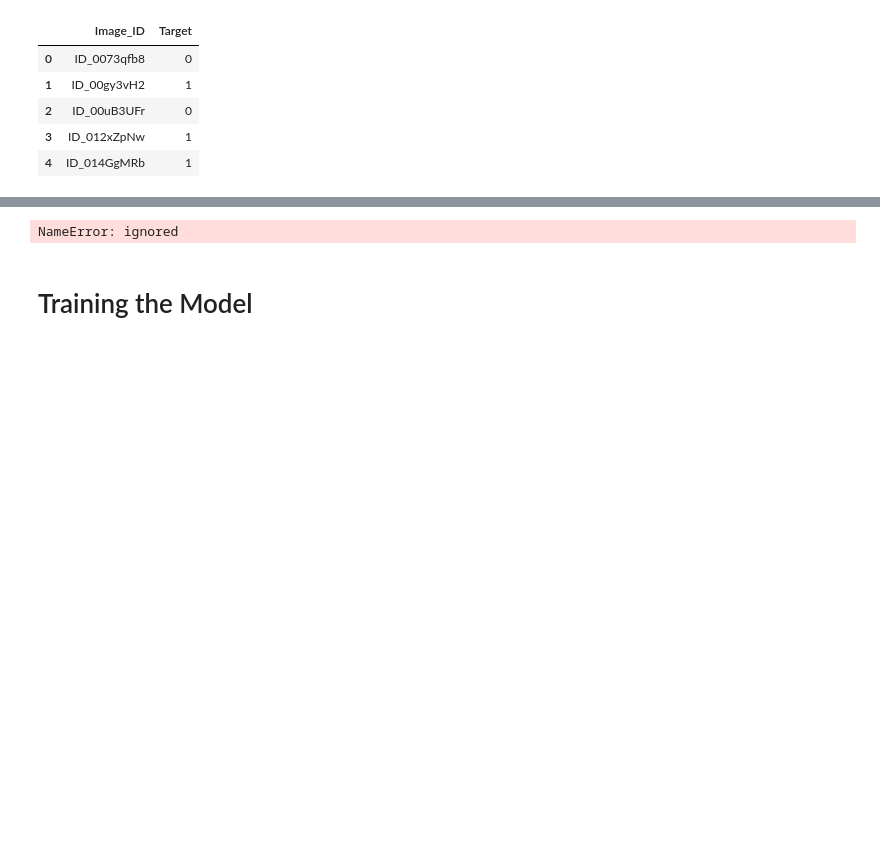
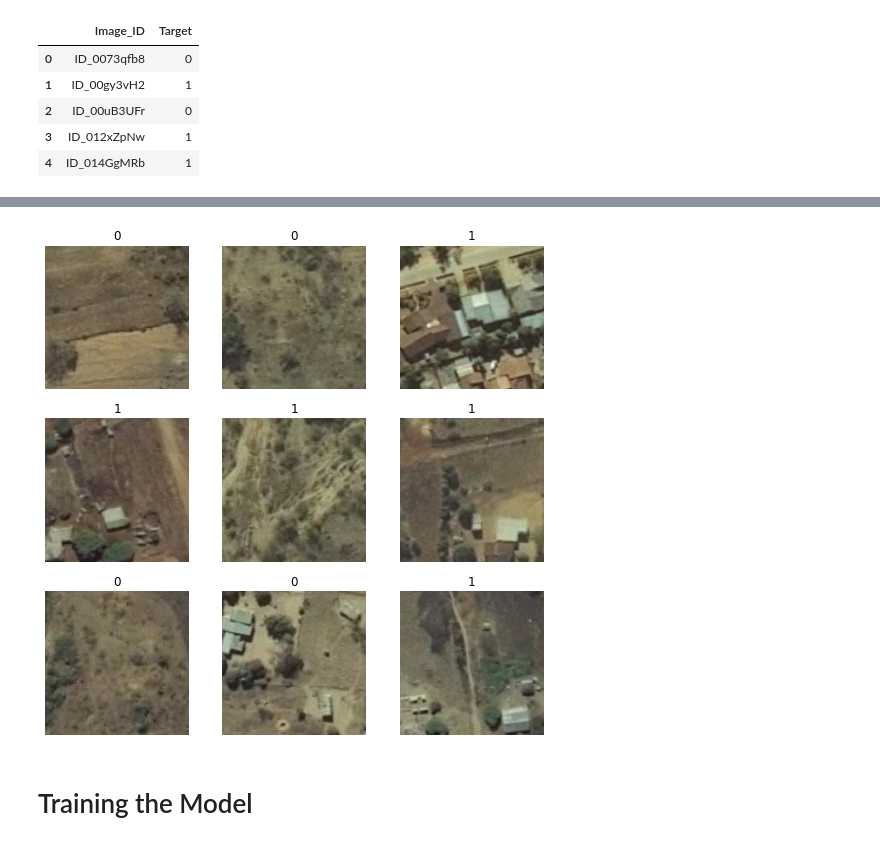
Before and after one commit to Amh-42/zindi_competition-2022, a Jupyter notebook: StarterNB_RoadSegment.ipynb, the cells around one changed output, grey strips where cells are left out. Drawn from its saved outputs; the diff is of its cells as text; code cells hidden in the pictures; blank space fills up the shorter version.

```diff
--- a/StarterNB_RoadSegment.ipynb
+++ b/StarterNB_RoadSegment.ipynb
@@ -45,9 +45,9 @@ NameError: ignored
 # %%
 # Create the dataloaders
 dls = ImageDataLoaders.from_df(train, path='Images', suff='.tif') # See the docs for adding augmentations etc
-#dls.show_batch() # View a batch with labels
+dls.show_batch() # View a batch with labels
 # %% [output]
-NameError: ignored
+[figure, added]
 # %% [markdown]
 # Training the Model
 # %%
```
Also changed, not shown: parts of 6 cells of this notebook.
